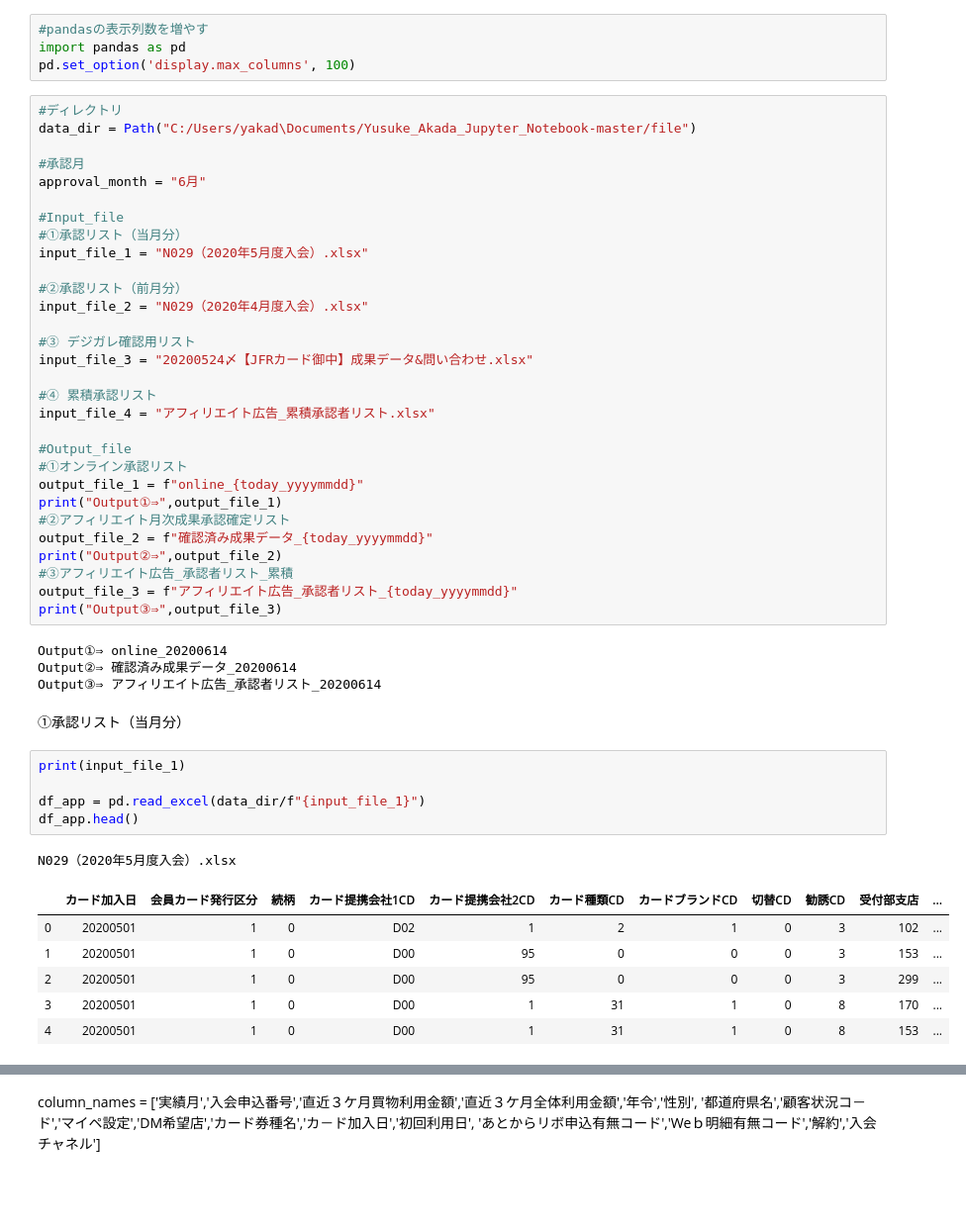
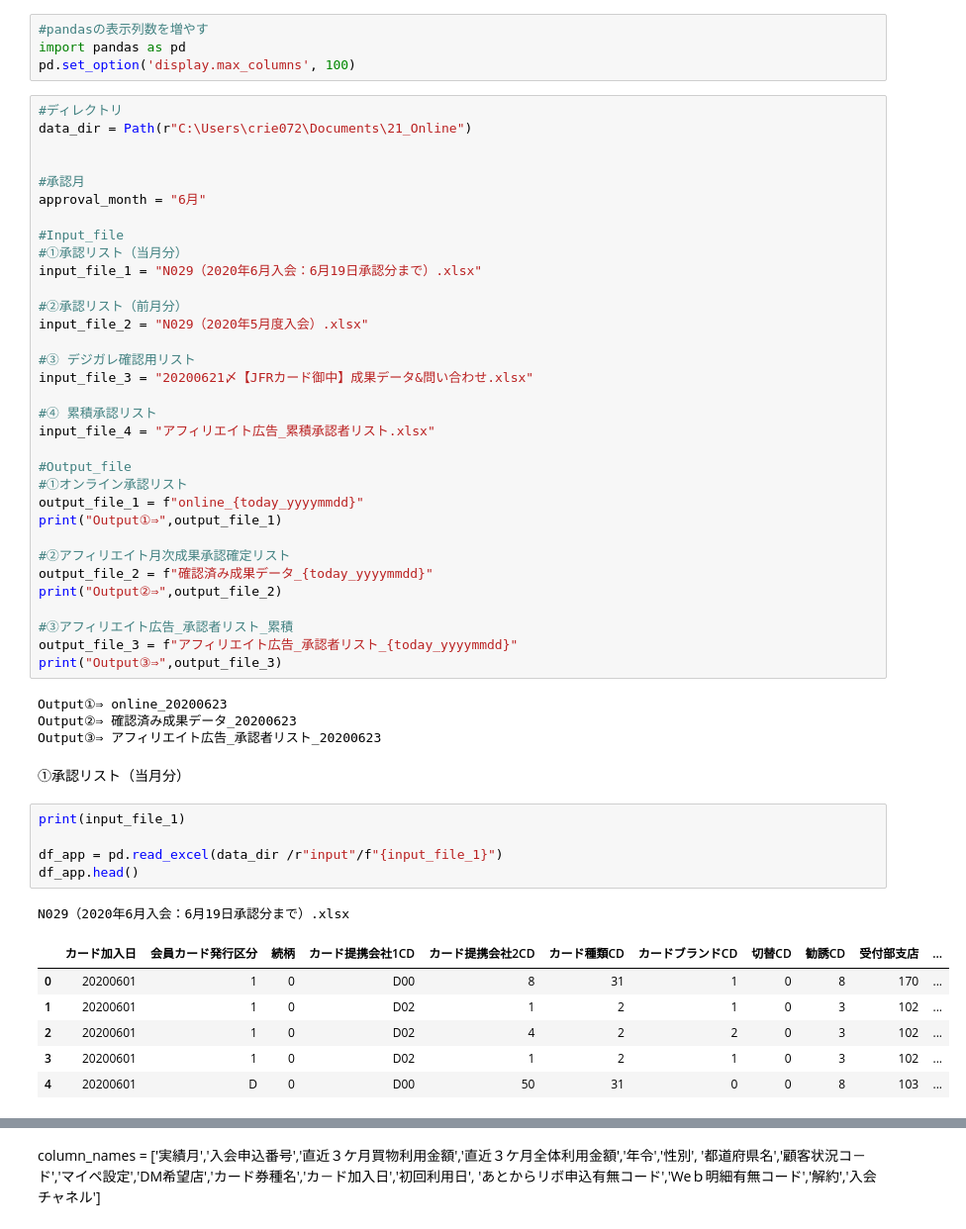
Before and after one commit to yakada/pandas_tutorial, a Jupyter notebook: data/アフィリエイト広告成果確定.ipynb, the cells around one changed output, grey strips where cells are left out. Shown: that part at 99% size. Drawn from its saved outputs; the diff is of its cells as text; blank space fills up the shorter version.

```diff
--- a/data/アフィリエイト広告成果確定.ipynb
+++ b/data/アフィリエイト広告成果確定.ipynb
@@ -31,20 +31,21 @@ import pandas as pd
 pd.set_option('display.max_columns', 100)
 # %%
 #ディレクトリ
-data_dir = Path("C:/Users/yakad\Documents/Yusuke_Akada_Jupyter_Notebook-master/file")
+data_dir = Path(r"C:\Users\crie072\Documents\21_Online")
+
 
 #承認月
 approval_month = "6月"
 
 #Input_file
 #①承認リスト（当月分）
-input_file_1 = "N029（2020年5月度入会）.xlsx"
+input_file_1 = "N029（2020年6月入会：6月19日承認分まで）.xlsx"
 
 #②承認リスト（前月分）
-input_file_2 = "N029（2020年4月度入会）.xlsx"
+input_file_2 = "N029（2020年5月度入会）.xlsx"
 
 #③ デジガレ確認用リスト
-input_file_3 = "20200524〆【JFRカード御中】成果データ&問い合わせ.xlsx"
+input_file_3 = "20200621〆【JFRカード御中】成果データ&問い合わせ.xlsx"
 
 #④ 累積承認リスト
 input_file_4 = "アフィリエイト広告_累積承認者リスト.xlsx"
@@ -53,31 +54,33 @@ input_file_4 = "アフィリエイト広告_累積承認者リスト.xlsx"
 #①オンライン承認リスト
 output_file_1 = f"online_{today_yyyymmdd}"
 print("Output①⇒",output_file_1)
+
 #②アフィリエイト月次成果承認確定リスト
 output_file_2 = f"確認済み成果データ_{today_yyyymmdd}"
 print("Output②⇒",output_file_2)
+
 #③アフィリエイト広告_承認者リスト_累積
 output_file_3 = f"アフィリエイト広告_承認者リスト_{today_yyyymmdd}"
 print("Output③⇒",output_file_3)
 # %% [output]
-Output①⇒ online_20200614
-Output②⇒ 確認済み成果データ_20200614
-Output③⇒ アフィリエイト広告_承認者リスト_20200614
+Output①⇒ online_20200623
+Output②⇒ 確認済み成果データ_20200623
+Output③⇒ アフィリエイト広告_承認者リスト_20200623
 # %% [markdown]
 ①承認リスト（当月分）
 # %%
 print(input_file_1)
 
-df_app = pd.read_excel(data_dir/f"{input_file_1}")
+df_app = pd.read_excel(data_dir /r"input"/f"{input_file_1}")
 df_app.head()
 # %% [output]
-N029（2020年5月度入会）.xlsx
+N029（2020年6月入会：6月19日承認分まで）.xlsx
 |  | カード加入日 | 会員カード発行区分 | 続柄 | カード提携会社1CD | カード提携会社2CD | カード種類CD | カードブランドCD | 切替CD | 勧誘CD | 受付部支店 | ... |
-| 0 | 20200501 | 1 | 0 | D02 | 1 | 2 | 1 | 0 | 3 | 102 | ... |
-| 1 | 20200501 | 1 | 0 | D00 | 95 | 0 | 0 | 0 | 3 | 153 | ... |
-| 2 | 20200501 | 1 | 0 | D00 | 95 | 0 | 0 | 0 | 3 | 299 | ... |
-| 3 | 20200501 | 1 | 0 | D00 | 1 | 31 | 1 | 0 | 8 | 170 | ... |
-| 4 | 20200501 | 1 | 0 | D00 | 1 | 31 | 1 | 0 | 8 | 153 | ... |
+| 0 | 20200601 | 1 | 0 | D00 | 8 | 31 | 1 | 0 | 8 | 170 | ... |
+| 1 | 20200601 | 1 | 0 | D02 | 1 | 2 | 1 | 0 | 3 | 102 | ... |
+| 2 | 20200601 | 1 | 0 | D02 | 4 | 2 | 2 | 0 | 3 | 102 | ... |
+| 3 | 20200601 | 1 | 0 | D02 | 1 | 2 | 1 | 0 | 3 | 102 | ... |
+| 4 | 20200601 | D | 0 | D00 | 50 | 31 | 0 | 0 | 8 | 103 | ... |
 # %%
 print(df_app.shape)
 print(df_app.index)
```
Also changed, not shown: parts of 44 cells of this notebook.
